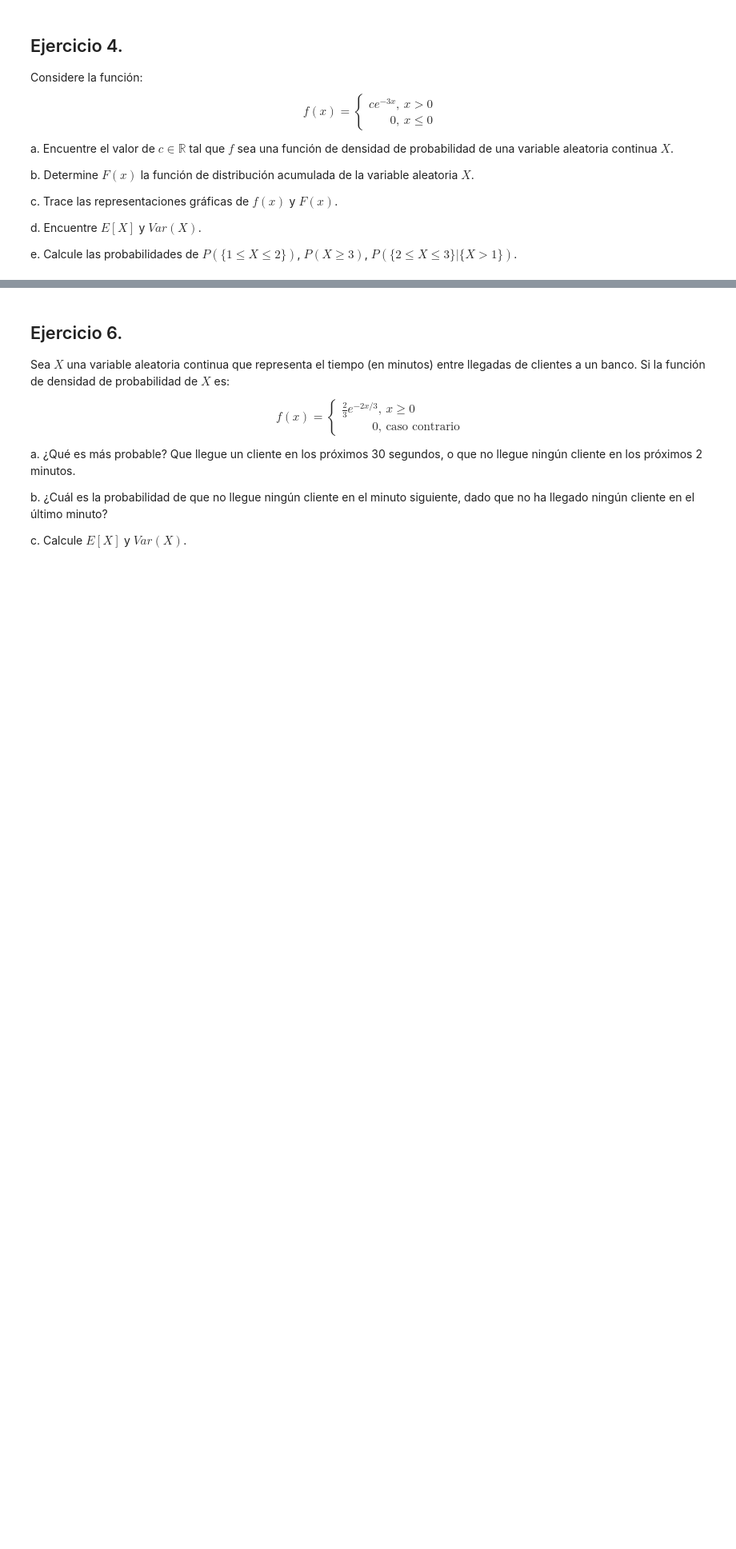
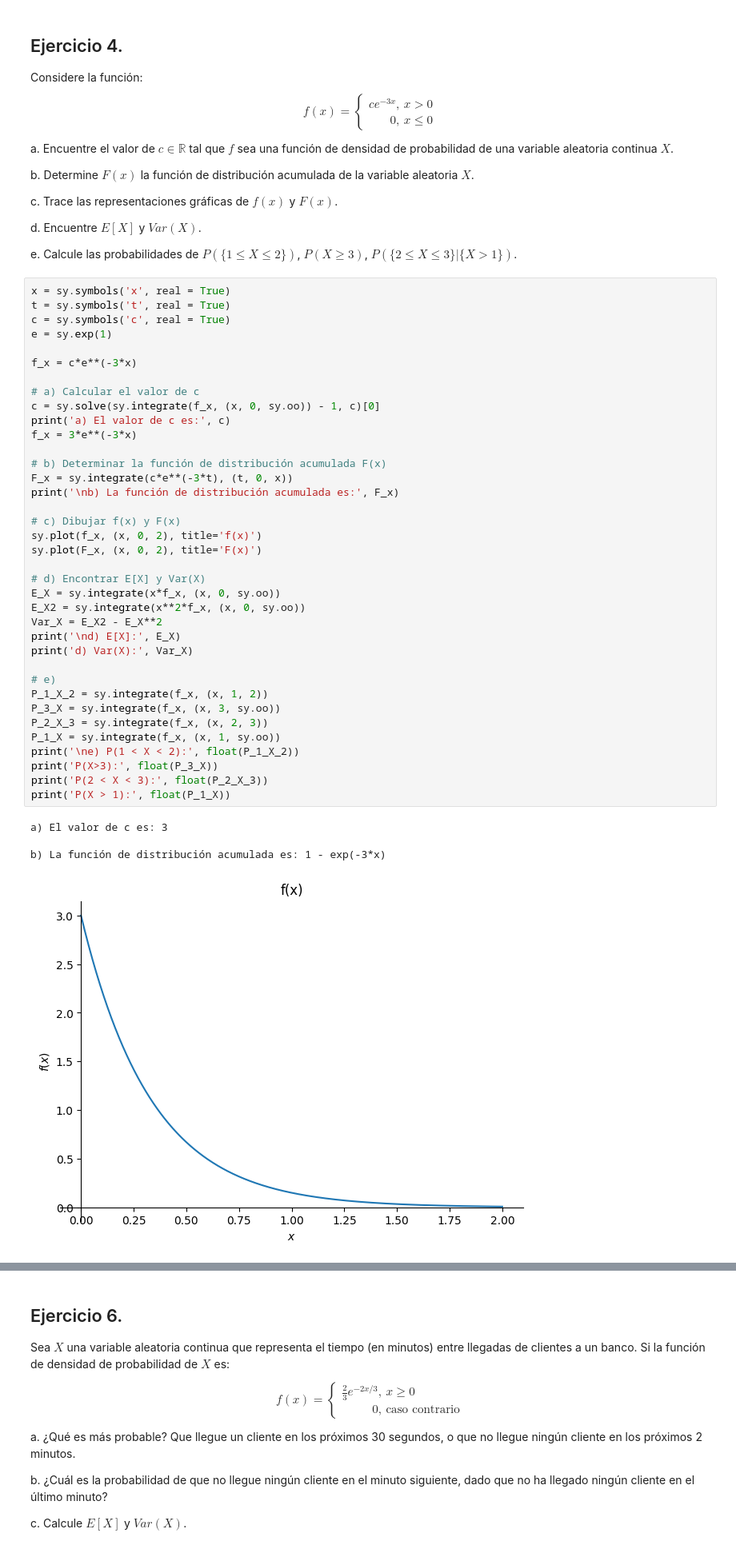
Before and after one commit to C3AC/ProbLabs, a Jupyter notebook: MM3014 - Lab 3 - Variables aleatorias.ipynb, the cells around one changed output, grey strips where cells are left out. Shown at 80% size. Cells and saved outputs as stored; diff of their text form; blank space fills up the shorter version.

```diff
--- a/MM3014 - Lab 3 - Variables aleatorias.ipynb
+++ b/MM3014 - Lab 3 - Variables aleatorias.ipynb
@@ -179,3 +253,45 @@ c. Trace las representaciones gráficas de $f(x)$ y $F(x)$.
 d. Encuentre $E[X]$ y $Var(X)$.
 
 e. Calcule las probabilidades de $P(\{1\leq X\leq 2\})$, $P(X\geq 3)$, $P\left(\{2\leq X\leq 3\}|\{X> 1\}\right)$.
+# %%
+x = sy.symbols('x', real = True)
+t = sy.symbols('t', real = True)
+c = sy.symbols('c', real = True)
+e = sy.exp(1)
+
+f_x = c*e**(-3*x)
+
+# a) Calcular el valor de c
+c = sy.solve(sy.integrate(f_x, (x, 0, sy.oo)) - 1, c)[0]
+print('a) El valor de c es:', c)
+f_x = 3*e**(-3*x)
+
+# b) Determinar la función de distribución acumulada F(x)
+F_x = sy.integrate(c*e**(-3*t), (t, 0, x))
+print('\nb) La función de distribución acumulada es:', F_x)
+
+# c) Dibujar f(x) y F(x)
+sy.plot(f_x, (x, 0, 2), title='f(x)')
+sy.plot(F_x, (x, 0, 2), title='F(x)')
+
+# d) Encontrar E[X] y Var(X)
+E_X = sy.integrate(x*f_x, (x, 0, sy.oo))
+E_X2 = sy.integrate(x**2*f_x, (x, 0, sy.oo))
+Var_X = E_X2 - E_X**2
+print('\nd) E[X]:', E_X)
+print('d) Var(X):', Var_X)
+
+# e)
+P_1_X_2 = sy.integrate(f_x, (x, 1, 2))
+P_3_X = sy.integrate(f_x, (x, 3, sy.oo))
+P_2_X_3 = sy.integrate(f_x, (x, 2, 3))
+P_1_X = sy.integrate(f_x, (x, 1, sy.oo))
+print('\ne) P(1 < X < 2):', float(P_1_X_2))
+print('P(X>3):', float(P_3_X))
+print('P(2 < X < 3):', float(P_2_X_3))
+print('P(X > 1):', float(P_1_X))
+# %% [output]
+a) El valor de c es: 3
+
+b) La función de distribución acumulada es: 1 - exp(-3*x)
+[figure, added]
```
Also changed, not shown: parts of 6 cells of this notebook.
